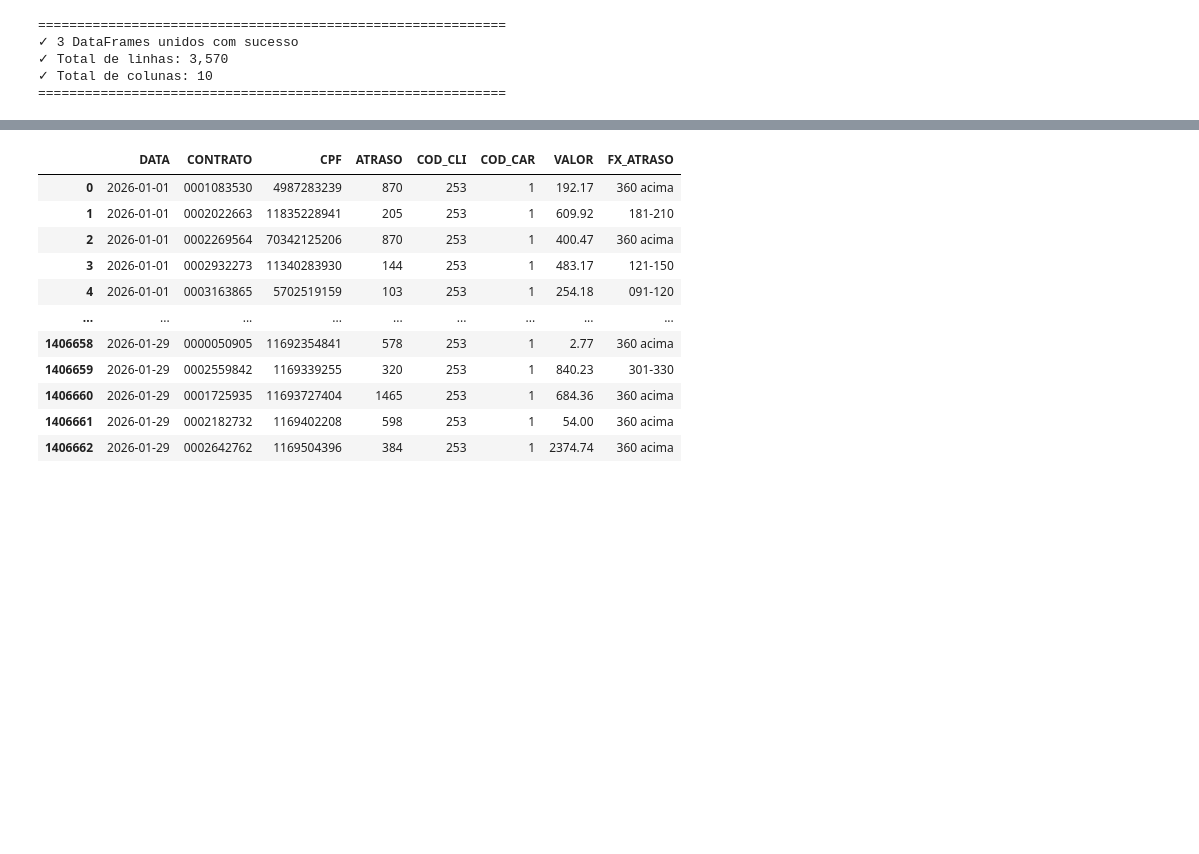
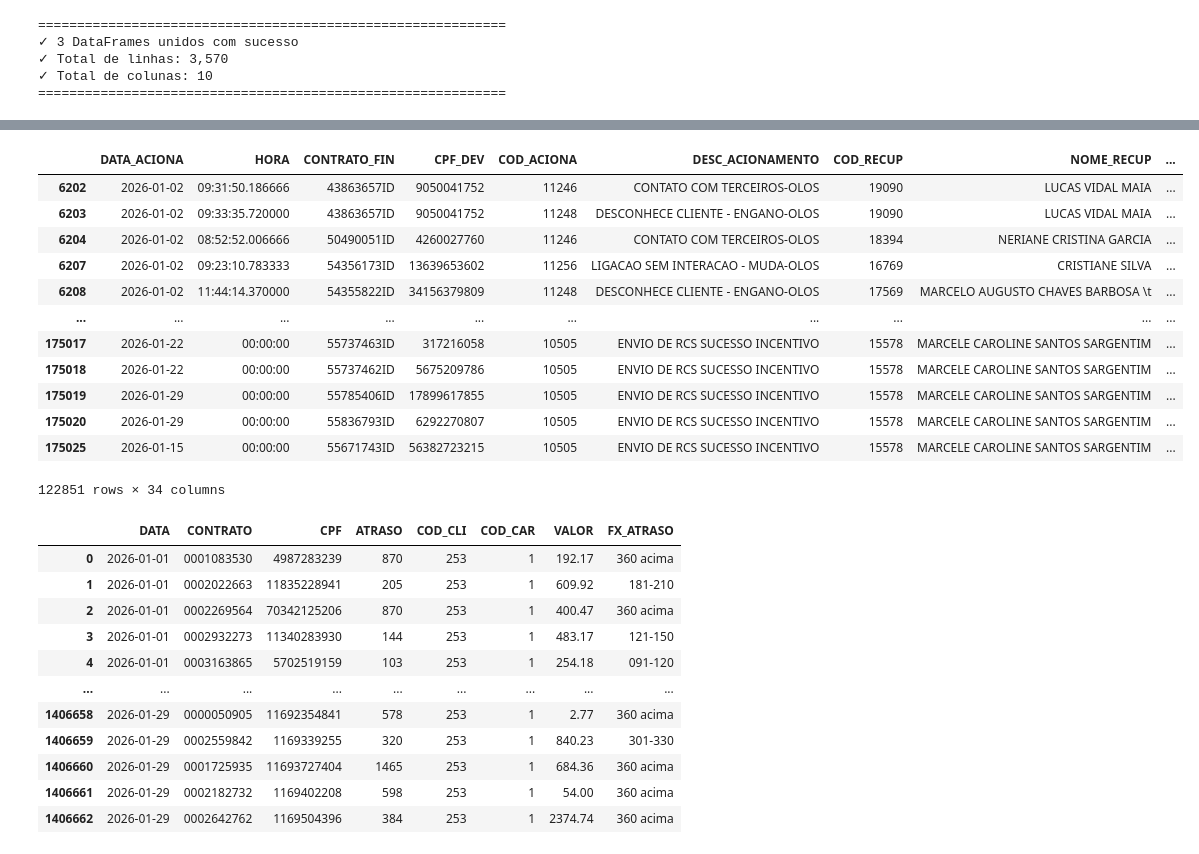
Before and after one commit to Claudiano-alves/Data-Analysis-Portfolio, a Jupyter notebook: Projects/notebooks/data_wrangling_renner.ipynb, the cells around one changed output, grey strips where cells are left out. Saved outputs shown, nothing was run; the diff lists cells and outputs as text; code cells hidden in the pictures; blank space fills up the shorter version.

Commit message:
UPDATE. Desenvolvimento da pipeline para o cáculo dos acumulados de discagens e acionamentos.

```diff
--- a/Projects/notebooks/data_wrangling_renner.ipynb
+++ b/Projects/notebooks/data_wrangling_renner.ipynb
@@ -212,3 +244,33 @@ df_discagens_tratado
+# %%
+df_tab_acionamentos
+df_tabulacao_aciona
+
+from utils.acionamentos.data_processing import confere_tabulacao_acionamentos, enriquecer_acionamentos
+
+# df_acionamentos_tratado = confere_tabulacao_acionamentos(
+#     df_tab_acionamentos=df_tab_acionamentos,
+#     df_tabulacao_aciona=df_tabulacao_aciona
+# )
+df_acionamentos_limpo, df_acionamentos_sem_fx, df_acionamentos_sem_descricao = enriquecer_acionamentos(
+    df_acionamentos=df_acionamentos_tratado,
+    df_mailing_hist=df_tratado,
+    df_dw_calendario=df_dw_calendario
+)
+df_acionamentos_limpo
+# %% [output]
+|  | DATA_ACIONA | HORA | CONTRATO_FIN | CPF_DEV | COD_ACIONA | DESC_ACIONAMENTO | COD_RECUP | NOME_RECUP | ... |
+| 6202 | 2026-01-02 | 09:31:50.186666 | 43863657ID | 9050041752 | 11246 | CONTATO COM TERCEIROS-OLOS | 19090 | LUCAS VIDAL MAIA | ... |
+| 6203 | 2026-01-02 | 09:33:35.720000 | 43863657ID | 9050041752 | 11248 | DESCONHECE CLIENTE - ENGANO-OLOS | 19090 | LUCAS VIDAL MAIA | ... |
+| 6204 | 2026-01-02 | 08:52:52.006666 | 50490051ID | 4260027760 | 11246 | CONTATO COM TERCEIROS-OLOS | 18394 | NERIANE CRISTINA GARCIA | ... |
+| 6207 | 2026-01-02 | 09:23:10.783333 | 54356173ID | 13639653602 | 11256 | LIGACAO SEM INTERACAO - MUDA-OLOS | 16769 | CRISTIANE SILVA | ... |
+| 6208 | 2026-01-02 | 11:44:14.370000 | 54355822ID | 34156379809 | 11248 | DESCONHECE CLIENTE - ENGANO-OLOS | 17569 | MARCELO AUGUSTO CHAVES BARBOSA \t | ... |
+| ... | ... | ... | ... | ... | ... | ... | ... | ... | ... |
+| 175017 | 2026-01-22 | 00:00:00 | 55737463ID | 317216058 | 10505 | ENVIO DE RCS SUCESSO INCENTIVO | 15578 | MARCELE CAROLINE SANTOS SARGENTIM | ... |
+| 175018 | 2026-01-22 | 00:00:00 | 55737462ID | 5675209786 | 10505 | ENVIO DE RCS SUCESSO INCENTIVO | 15578 | MARCELE CAROLINE SANTOS SARGENTIM | ... |
+| 175019 | 2026-01-29 | 00:00:00 | 55785406ID | 17899617855 | 10505 | ENVIO DE RCS SUCESSO INCENTIVO | 15578 | MARCELE CAROLINE SANTOS SARGENTIM | ... |
+| 175020 | 2026-01-29 | 00:00:00 | 55836793ID | 6292270807 | 10505 | ENVIO DE RCS SUCESSO INCENTIVO | 15578 | MARCELE CAROLINE SANTOS SARGENTIM | ... |
+| 175025 | 2026-01-15 | 00:00:00 | 55671743ID | 56382723215 | 10505 | ENVIO DE RCS SUCESSO INCENTIVO | 15578 | MARCELE CAROLINE SANTOS SARGENTIM | ... |
+122851 rows × 34 columns
 # %%
 import os
 # #df_conflitos_score
```
Also changed, not shown: parts of 4 cells of this notebook, 5 other files.
